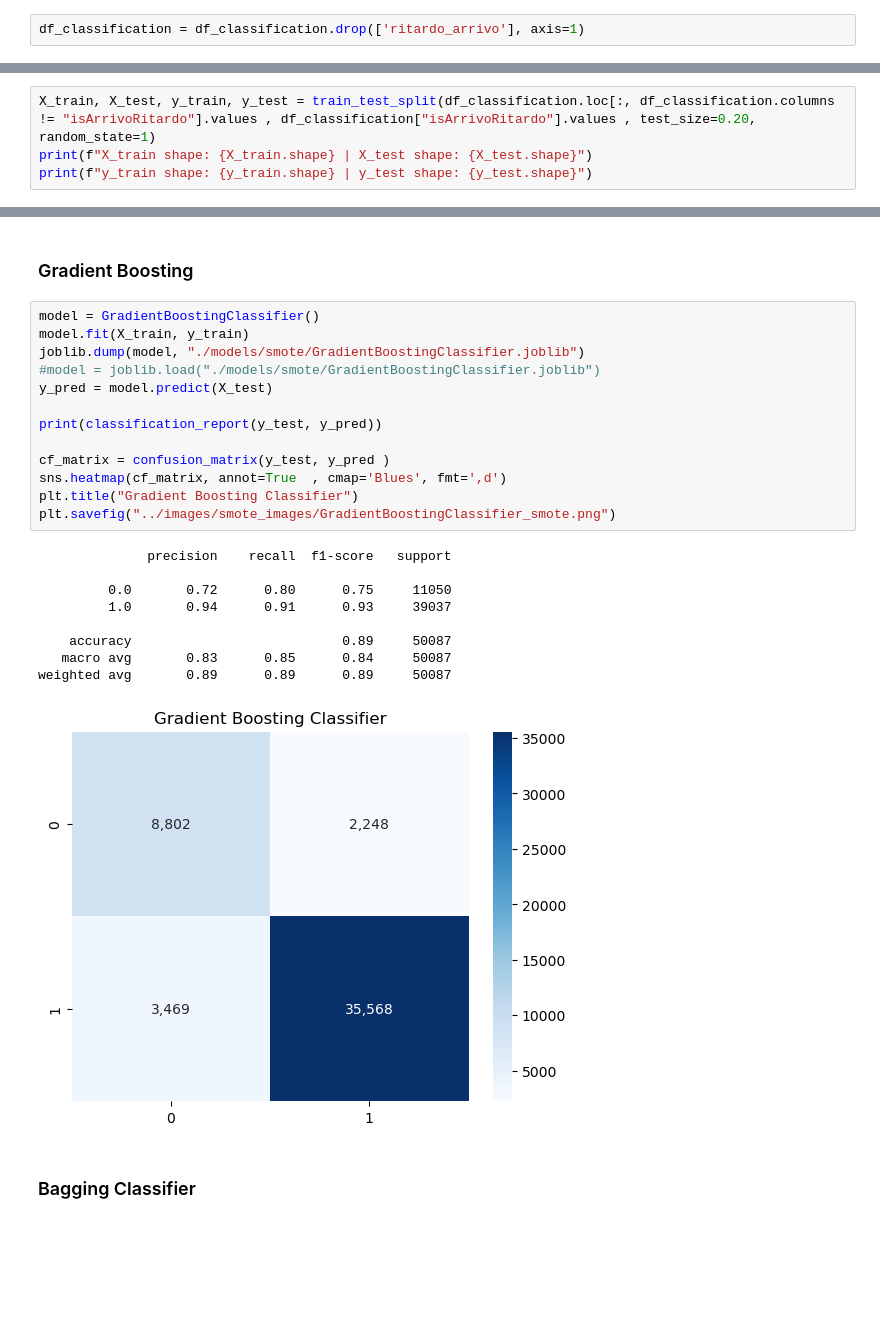
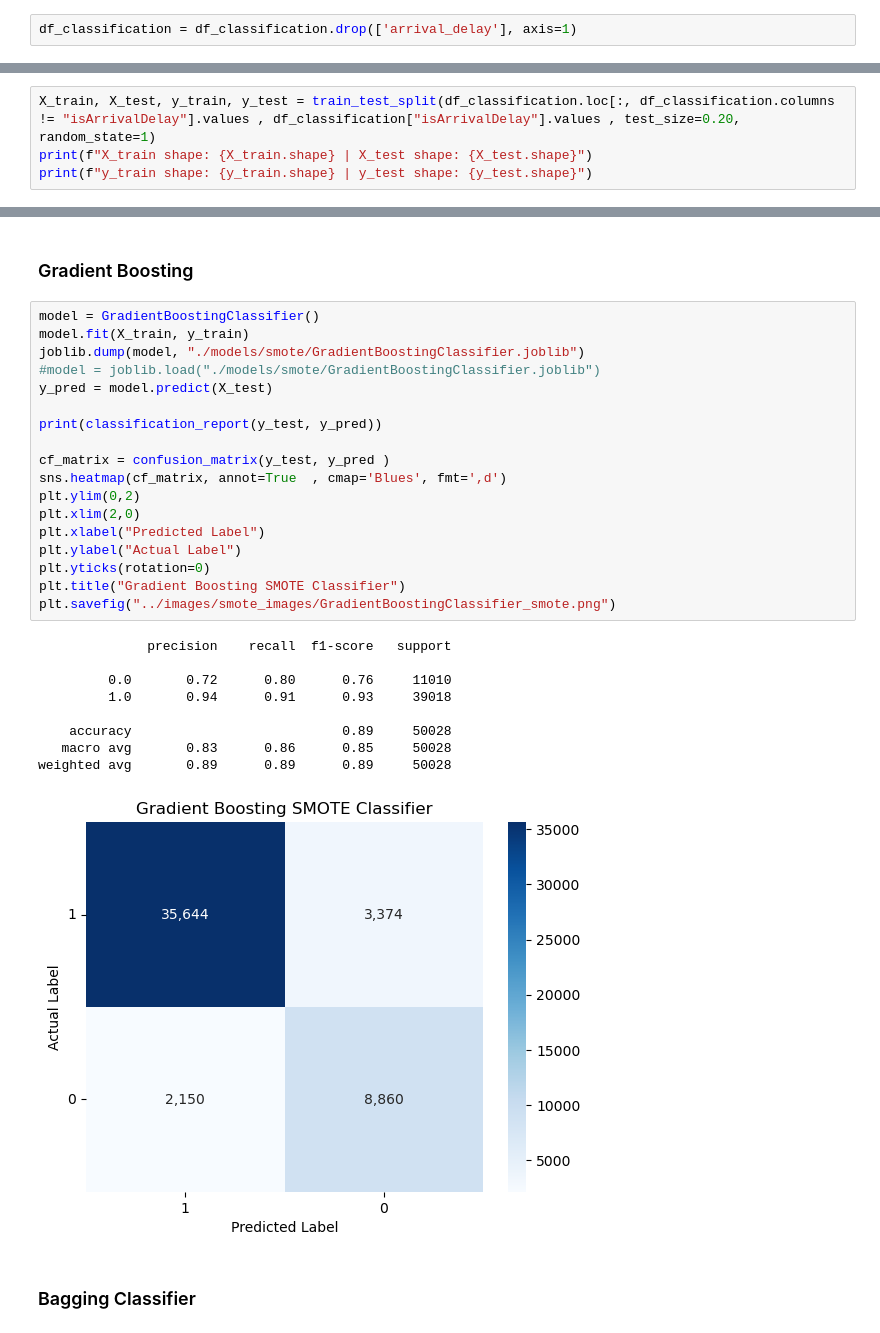
Before and after one commit to gianlucarea/weather-delay, a Jupyter notebook: code/04-smote.ipynb, the cells around one changed output, grey strips where cells are left out. Saved outputs shown, nothing was run; the diff lists cells and outputs as text; blank space fills up the shorter version.

```diff
--- a/code/04-smote.ipynb
+++ b/code/04-smote.ipynb
@@ -28,11 +28,11 @@ from imblearn.over_sampling import SMOTE
 # %%
 df_classification = pd.read_csv("../processed_files/df_for_ml.csv", index_col=[0])
 # %%
-df_classification = df_classification.drop(['ritardo_arrivo'], axis=1)
+df_classification = df_classification.drop(['arrival_delay'], axis=1)
 # %% [markdown]
 ## Getting Ready
 # %%
-X_train, X_test, y_train, y_test = train_test_split(df_classification.loc[:, df_classification.columns != "isArrivoRitardo"].values , df_classification["isArrivoRitardo"].values , test_size=0.20, random_state=1)
+X_train, X_test, y_train, y_test = train_test_split(df_classification.loc[:, df_classification.columns != "isArrivalDelay"].values , df_classification["isArrivalDelay"].values , test_size=0.20, random_state=1)
 print(f"X_train shape: {X_train.shape} | X_test shape: {X_test.shape}")
 print(f"y_train shape: {y_train.shape} | y_test shape: {y_test.shape}")
 # %% [output]
@@ -159,26 +174,31 @@ weighted avg       0.91      0.91      0.91     50087
 # %%
 model = GradientBoostingClassifier()
 model.fit(X_train, y_train)
 joblib.dump(model, "./models/smote/GradientBoostingClassifier.joblib")
 #model = joblib.load("./models/smote/GradientBoostingClassifier.joblib")
 y_pred = model.predict(X_test)
 
 print(classification_report(y_test, y_pred))
 
 cf_matrix = confusion_matrix(y_test, y_pred )
 sns.heatmap(cf_matrix, annot=True  , cmap='Blues', fmt=',d')
-plt.title("Gradient Boosting Classifier")
+plt.ylim(0,2)
+plt.xlim(2,0)
+plt.xlabel("Predicted Label")
+plt.ylabel("Actual Label")
+plt.yticks(rotation=0)
+plt.title("Gradient Boosting SMOTE Classifier")
 plt.savefig("../images/smote_images/GradientBoostingClassifier_smote.png")
 # %% [output]
               precision    recall  f1-score   support
 
-         0.0       0.72      0.80      0.75     11050
-         1.0       0.94      0.91      0.93     39037
+         0.0       0.72      0.80      0.76     11010
+         1.0       0.94      0.91      0.93     39018
 
-    accuracy                           0.89     50087
-   macro avg       0.83      0.85      0.84     50087
-weighted avg       0.89      0.89      0.89     50087
+    accuracy                           0.89     50028
+   macro avg       0.83      0.86      0.85     50028
+weighted avg       0.89      0.89      0.89     50028
-[figure, old version]
+[figure, new version]
 # %% [markdown]
 ### Bagging Classifier
 # %%
```
Also changed, not shown: parts of 8 cells of this notebook, 14 other files.
